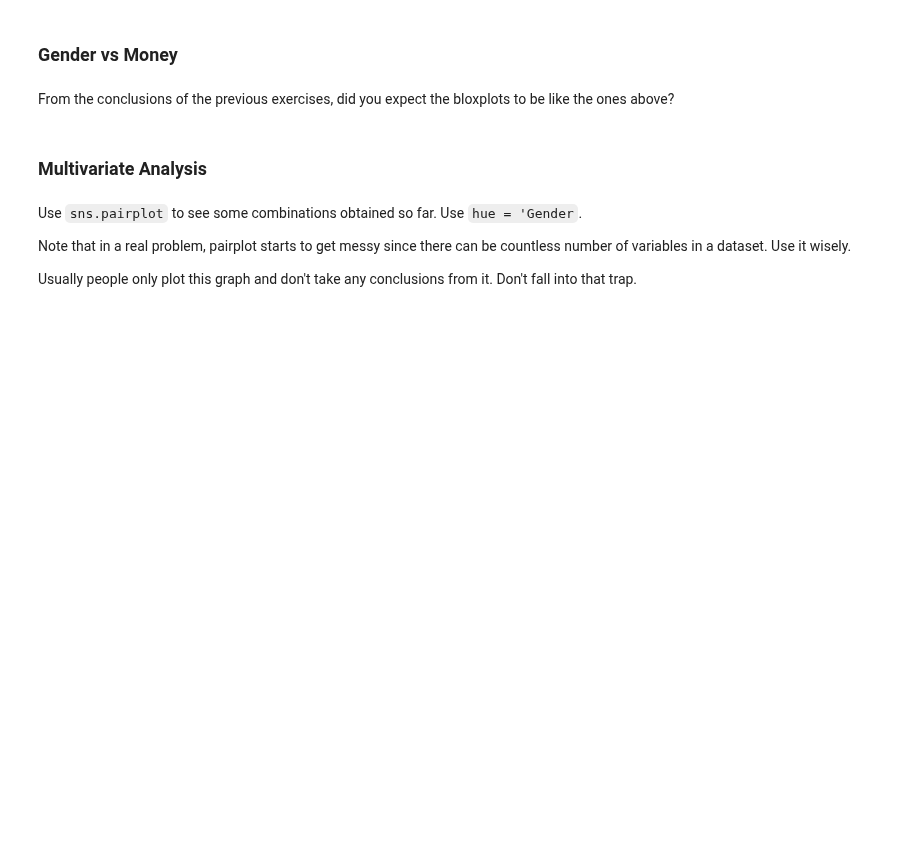
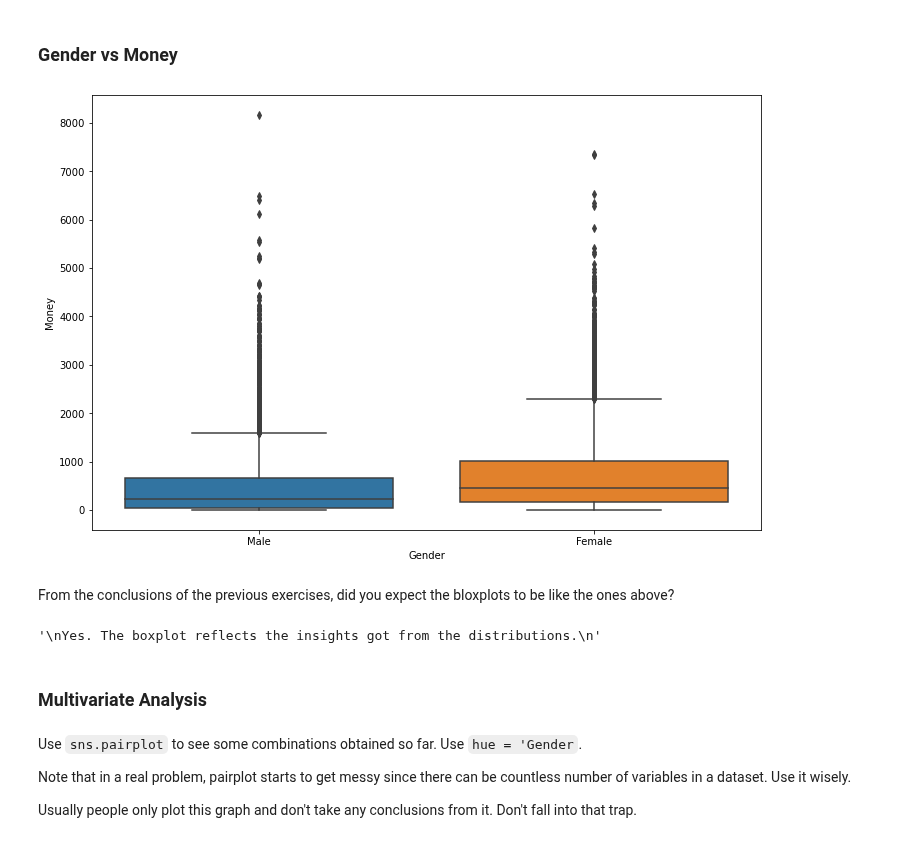
Before and after one commit to gabrielanakasato/ironhack-daft, a Jupyter notebook: labs/lab-w05/06-statistics-visualizations/main.ipynb, the cells around one changed output. Drawn from its saved outputs; the diff is of its cells as text; code cells hidden in the pictures; blank space fills up the shorter version.

```diff
--- a/labs/lab-w05/06-statistics-visualizations/main.ipynb
+++ b/labs/lab-w05/06-statistics-visualizations/main.ipynb
@@ -557,5 +622,10 @@ plt.figure(figsize=(12, 8))
 ### Gender vs Money
 # %%
 plt.figure(figsize=(12, 8))
+
+# Create a boxplot
+sns.boxplot(data=df, x='Gender', y='Money');
+# %% [output]
+[figure, added]
 # %% [markdown]
 From the conclusions of the previous exercises, did you expect the bloxplots to be like the ones above?
@@ -564,3 +632,11 @@ From the conclusions of the previous exercises, did you expect the bloxplots to
+# %%
+# your answer here
+
+'''
+Yes. The boxplot reflects the insights got from the distributions.
+'''
+# %% [output]
+'\nYes. The boxplot reflects the insights got from the distributions.\n'
 # %% [markdown]
 ### Multivariate Analysis
 # %% [markdown]
```
Also changed, not shown: parts of 10 cells of this notebook.
